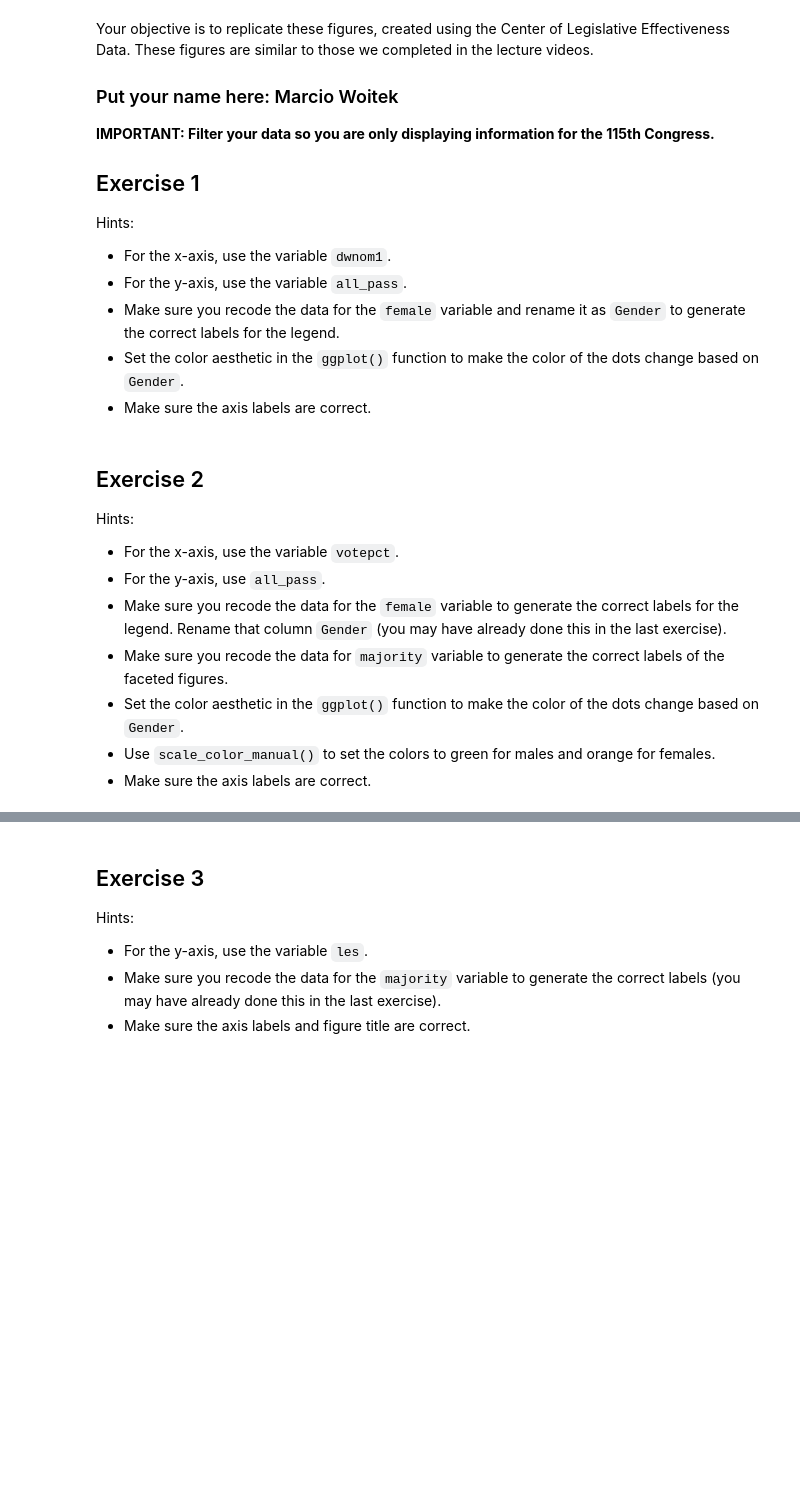
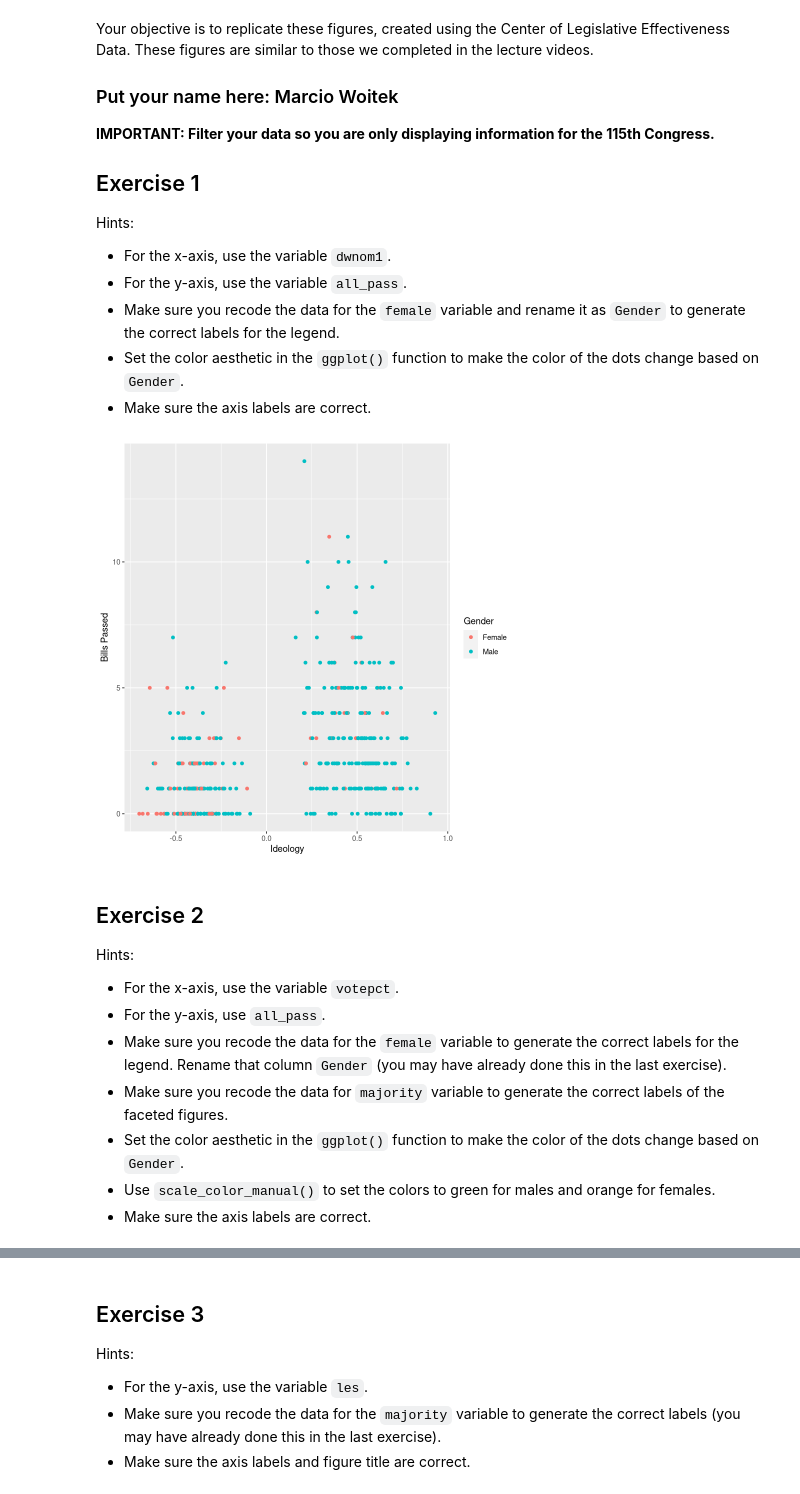
Before and after one commit to mwoitek/r-data-visualization-ggplot2, a Jupyter notebook: assignment_1/week_1_exercise.ipynb, the cells around one changed output, grey strips where cells are left out. Drawn from its saved outputs; the diff is of its cells as text; code cells hidden in the pictures; blank space fills up the shorter version.

```diff
--- a/assignment_1/week_1_exercise.ipynb
+++ b/assignment_1/week_1_exercise.ipynb
@@ -2,8 +2,8 @@
 # Week 1 Exercise
 # %%
 knitr::opts_chunk$set(echo = TRUE)
-library(tidyverse)
-cel <- drop_na(read_csv("cel_volden_wiseman_coursera.csv"))
+suppressPackageStartupMessages(library(tidyverse))
+cel <- suppressMessages(drop_na(read_csv("cel_volden_wiseman_coursera.csv")))
 # %% [markdown]
 Your objective is to replicate these figures, created using the Center of
 Legislative Effectiveness Data. These figures are similar to those we
@@ -25,6 +25,23 @@ Hints:
 * Set the color aesthetic in the `ggplot()` function to make the color of the
 dots change based on `Gender`.
 * Make sure the axis labels are correct.
+# %%
+# Get only the data corresponding to the 115th Congress.
+# Get only the columns that matter for this exercise.
+data_plot_1 <- cel %>%
+    filter(congress == 115) %>%
+    select(dwnom1, all_pass, female)
+
+# Recode the `female` variable, and rename it as `Gender`:
+data_plot_1$female <- recode(data_plot_1$female, `0` = "Male", `1` = "Female")
+data_plot_1 <- rename(data_plot_1, Gender = female)
+
+# Plot the figure as specified above:
+ggplot(data_plot_1, aes(x = dwnom1, y = all_pass, color = Gender)) +
+    geom_point() +
+    labs(x = "Ideology", y = "Bills Passed")
+# %% [output]
+[figure, added]
 # %% [markdown]
 ## Exercise 2
 
@@ -35,8 +52,8 @@ Hints:
 * Make sure you recode the data for the `female` variable to generate the
 correct labels for the legend. Rename that column `Gender` (you may have
 already done this in the last exercise).
-* Make sure you recode the data for `majority` variable to generate the correct
-labels of the faceted figures.
+* Make sure you recode the data for `majority` variable to generate the
+correct labels of the faceted figures.
 * Set the color aesthetic in the `ggplot()` function to make the color of the
 dots change based on `Gender`.
 * Use `scale_color_manual()` to set the colors to green for males and orange
```
Also changed, not shown: parts of 2 cells of this notebook, 3 other files.
